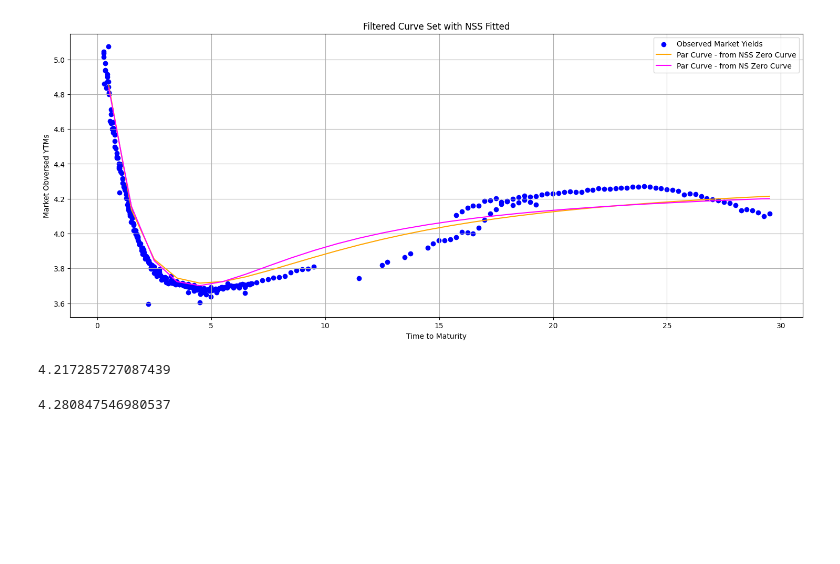
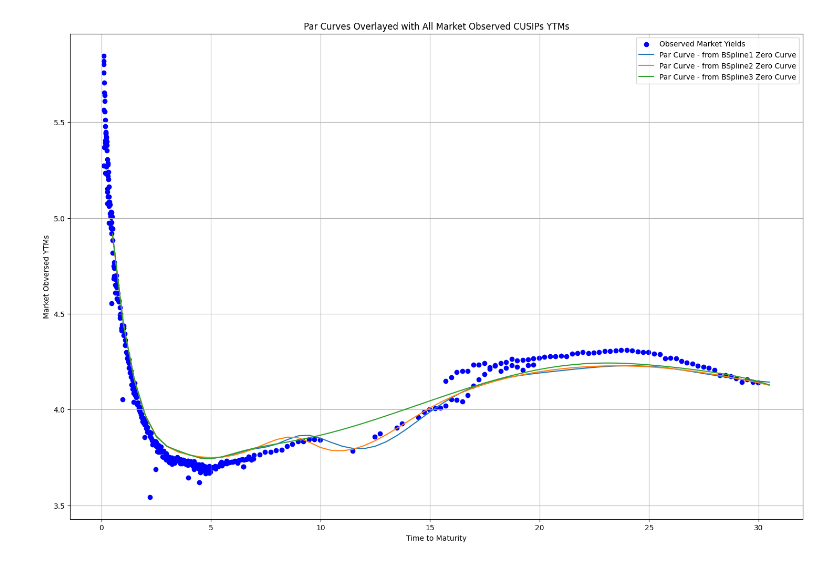
Before and after one commit to cleeclee123/Curvy-CUSIPs, a Jupyter notebook: examples/textbook_par_curve_build.ipynb, the cells around one changed output. Cells and saved outputs as stored; diff of their text form; code cells hidden in the pictures; blank space fills up the shorter version.

Commit message:
dump rv curve builds

```diff
--- a/examples/textbook_par_curve_build.ipynb
+++ b/examples/textbook_par_curve_build.ipynb
@@ -37,32 +37,37 @@ nest_asyncio.apply()
 # %%
 cusip_curve_builder = CurveDataFetcher(use_ust_issue_date=True, no_logs_plz=True)
 # %%
-as_of_date = datetime(2024, 8, 22)
-quote_type = "eod"
+as_of_date = datetime(2024, 8, 29)
+quote_type = "bid"
 
 curve_set_df = cusip_curve_builder.build_curve_set(
     as_of_date=as_of_date,
     sorted=True,
     use_github=True,
+    # use_public_dotcom=True,
     include_off_the_run_number=True,
-    market_cols_to_return=[f"{quote_type}_price", f"{quote_type}_yield"]
+    market_cols_to_return=[f"{quote_type}_price", f"{quote_type}_yield"],
+    calc_free_float=True,
 )
 
 # remove OTRs and first off the runs due to liquidity premium
-filtered_curve_set_df = curve_set_df[(curve_set_df["is_on_the_run"] == False)]
-filtered_curve_set_df = filtered_curve_set_df[(curve_set_df["rank"] != 1)]
+filtered_curve_set_df = curve_set_df[(curve_set_df["rank"] != 0) & (curve_set_df["rank"] != 1)]
 
 # remove TBills
-filtered_curve_set_df = filtered_curve_set_df[
-    filtered_curve_set_df["security_type"] != "Bill"
-]
+filtered_curve_set_df = filtered_curve_set_df[filtered_curve_set_df["security_type"] != "Bill"]
+
+# remove low free float bonds (< $8bn)
+filtered_curve_set_df = filtered_curve_set_df[filtered_curve_set_df["free_float"] > 8000]
 
 # filter out bonds very close to maturity
-filtered_curve_set_df = filtered_curve_set_df[filtered_curve_set_df["time_to_maturity"] >= 0.25]
+filtered_curve_set_df = filtered_curve_set_df[filtered_curve_set_df["time_to_maturity"] >= 30/360]
 filtered_curve_set_df = filtered_curve_set_df.sort_values(by=["time_to_maturity"])
 
-# remove CTDs - need to implement
+# remove CTDs (this is a TODO)
 # filtered_curve_set_df = filtered_curve_set_df[filtered_curve_set_df["is_ctd"] == False]
 
+# remove cusips trading special in repo (this is a TODO)
+# filtered_curve_set_df = filtered_curve_set_df[filtered_curve_set_df["is_trading_special"] == False]
+
 filtered_curve_set_df
 # %% [output]
@@ -143,29 +219,28 @@ def par_curve_func(tenor, zero_curve_func):
     init_guess = 4
     return newton(par_bond_equation, x0=init_guess, args=(tenor, zero_curve_func))
 # %%
-plt.figure(figsize=(18, 7))
+plt.figure(figsize=(18, 12))
 plt.scatter(
-    filtered_curve_set_df["time_to_maturity"],
-    filtered_curve_set_df[f"{quote_type}_yield"],
+    curve_set_df[curve_set_df["time_to_maturity"] > 30/360]["time_to_maturity"],
+    curve_set_df[curve_set_df["time_to_maturity"] > 30/360][f"{quote_type}_yield"],
     color="blue",
     label="Observed Market Yields",
 )
 
-t2 = np.arange(0.5, 30, 1)
-plt.plot(t2, [par_curve_func(t, filtered_curve_set_nss_func) for t in t2], color="orange", label="Par Curve - from NSS Zero Curve")
-plt.plot(t2, [par_curve_func(t, filtered_curve_set_ns_func) for t in t2], color="magenta", label="Par Curve - from NS Zero Curve")
+t2 = np.arange(0.5, 30 + 1, 0.5)
+# plt.plot(t2, [par_curve_func(t, filtered_curve_set_ns_func) for t in t2], label="Par Curve - from NS Zero Curve")
+# plt.plot(t2, [par_curve_func(t, filtered_curve_set_nss_func) for t in t2], label="Par Curve - from NSS Zero Curve")
+# plt.plot(t2, [par_curve_func(t, cubic_spline_func1) for t in t2], label="Par Curve - from Cubic1 Zero Curve")
+# plt.plot(t2, [par_curve_func(t, cubic_spline_func2) for t in t2], label="Par Curve - from Cubic2 Zero Curve")
+plt.plot(t2, [par_curve_func(t, bspline_func1) for t in t2], label="Par Curve - from BSpline1 Zero Curve")
+plt.plot(t2, [par_curve_func(t, bspline_func2) for t in t2], label="Par Curve - from BSpline2 Zero Curve")
+plt.plot(t2, [par_curve_func(t, bspline_func3) for t in t2], label="Par Curve - from BSpline3 Zero Curve")
 
 plt.xlabel("Time to Maturity")
 plt.ylabel("Market Obversed YTMs")
-plt.title("Filtered Curve Set with NSS Fitted")
+plt.title("Par Curves Overlayed with All Market Observed CUSIPs YTMs")
 plt.legend()
 plt.grid(True)
 plt.show()
 # %% [output]
-[figure, old version]
+[figure, new version]
-# %%
-display(par_curve_func(30, filtered_curve_set_nss_func))
-filtered_curve_set_nss_func(30)
-# %% [output]
-4.217285727087439
-4.280847546980537
```
Also changed, not shown: parts of 4 cells of this notebook, 5 other files.
